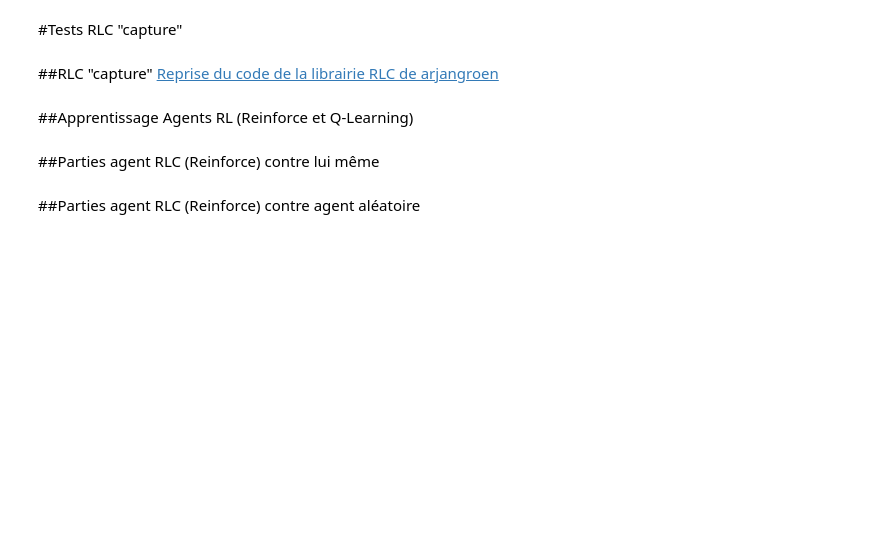
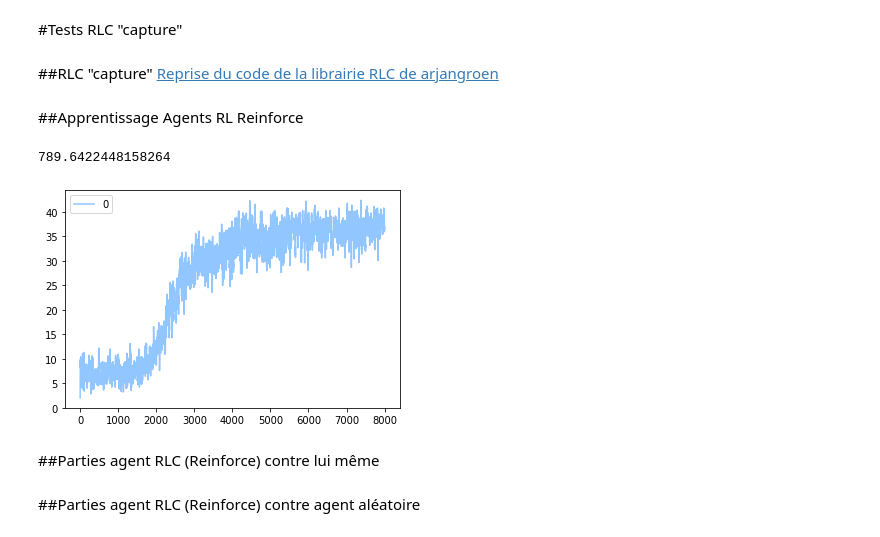
Before and after one commit to delemarchand2020/DeepLearning, a Jupyter notebook: Projet_Génération_de_scénarios_et_renforcement_Denis_Lemarchand.ipynb, the cells around one changed output. Saved outputs shown, nothing was run; the diff lists cells and outputs as text; code cells hidden in the pictures; blank space fills up the shorter version.

```diff
--- a/Projet_Génération_de_scénarios_et_renforcement_Denis_Lemarchand.ipynb
+++ b/Projet_Génération_de_scénarios_et_renforcement_Denis_Lemarchand.ipynb
@@ -553,0 +583,4 @@ pred_layer_board = predict_layer_board(fake_config_board, p=seuil_proba_predicti
+# %%
+b = valid_board_cas_b[int(np.random.uniform(low=0,high=len(valid_board_cas_b)))]
+print(b.status())
+b
@@ -554 +590,13 @@ pred_layer_board = predict_layer_board(fake_config_board, p=seuil_proba_predicti
+# %%
+cas_b_empty = 0
+last_i_not_empty = 0
+first_i_not_empty = 0
+for i in range(len(pred_layer_board)):
+  b = numpy_to_board(pred_layer_board[i].numpy())
+  if chess.STATUS_EMPTY in b.status():
+    cas_b_empty += 1
+    if first_i_not_empty == 0 and i > 1:
+      first_i_not_empty = i-1
+  else:
+    last_i_not_empty = i
 # %%
@@ -561,8 +609,3 @@ Board('r2q1rk1/ppp2pp1/3ppn1p/8/3PP3/P2P1N1P/PPP2PPP/R2Q1RK1 w - - 0 1')
-# %%
-cas_b_invalide = 0
-for i in range(len(pred_layer_board)):
-  b = numpy_to_board(pred_layer_board[i].numpy())
-  cas_b_invalide += (b.status() != chess.STATUS_VALID)
 # %% [markdown]
 #Résultats générations configurations
 # %%
@@ -830,7 +873,7 @@ mapper["K"] = 5
 
 class Board(object):
 
-    def __init__(self, FEN=None):
+    def __init__(self, FEN=None, victory_reward=0):
         """
         Chess Board Environment
         Args:
@@ -842,6 +885,7 @@ class Board(object):
         self.init_action_space()
         self.layer_board = np.zeros(shape=(8, 8, 8))
         self.init_layer_board()
+        self.victory_reward = victory_reward
 
     def init_action_space(self):
         """
@@ -903,14 +947,14 @@ class Board(object):
                 episode_end = False
             else:
                 if self.board.result() == "1-0":
-                  reward = 40 + capture_reward
+                  reward = self.victory_reward + capture_reward
                 else:
                   reward = 0 + capture_reward
                 episode_end = True
         else:
             capture_reward = piece_balance_after - piece_balance_before
             if self.board.result() == "1-0":
-                  reward = 40 + capture_reward
+                  reward = self.victory_reward + capture_reward
             else:
                   reward = 0 + capture_reward
             episode_end = True
@@ -1389,24 +1433,27 @@ class ActorCritic(object):
             for n, i in enumerate(indices):
                 self.sampling_probs[i] = np.abs(td_errors[n])
 # %% [markdown]
-##Apprentissage Agents RL (Reinforce et Q-Learning)
+##Apprentissage Agents RL Reinforce
 # %%
 import tensorflow._api.v2.compat.v1 as tf
 import time
 
 import chess.engine
 
 engine = chess.engine.SimpleEngine.popen_uci(r"./stockfish-5-linux/Linux/stockfish_14053109_x64")
 
 tf.disable_v2_behavior()
 
-board = Board()
+board = Board(victory_reward=5)
 agent = Agent(network='conv_pg',lr=0.1)
-R = Reinforce(agent,board, opponent=engine)
+R = Reinforce(agent,board)#, opponent=engine)
 
 start = time.time()
 pgn = R.learn(iters=8000)
 end = time.time()
 print(end - start)
 
 engine.quit()
+# %% [output]
+789.6422448158264
+[figure, added]
```
Also changed, not shown: parts of 34 cells of this notebook.
